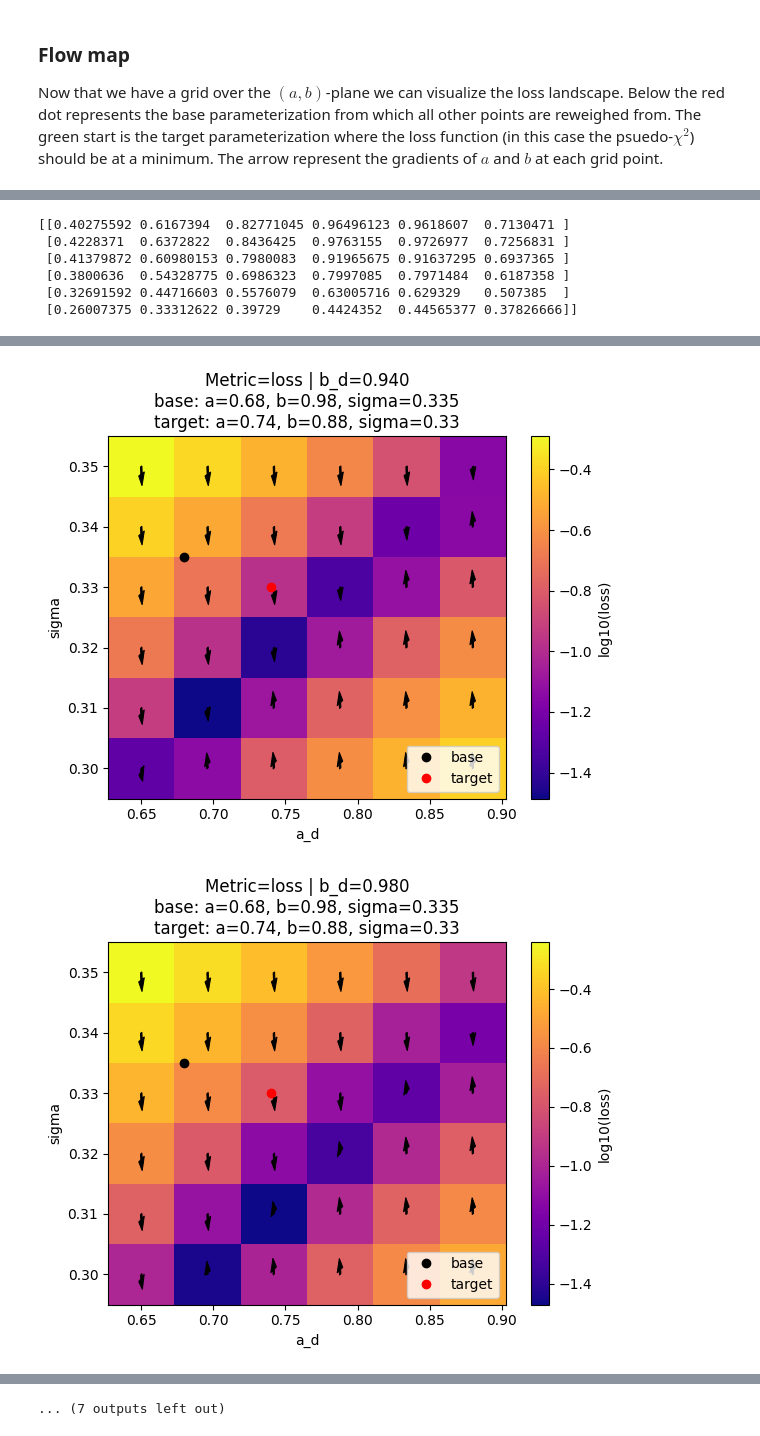
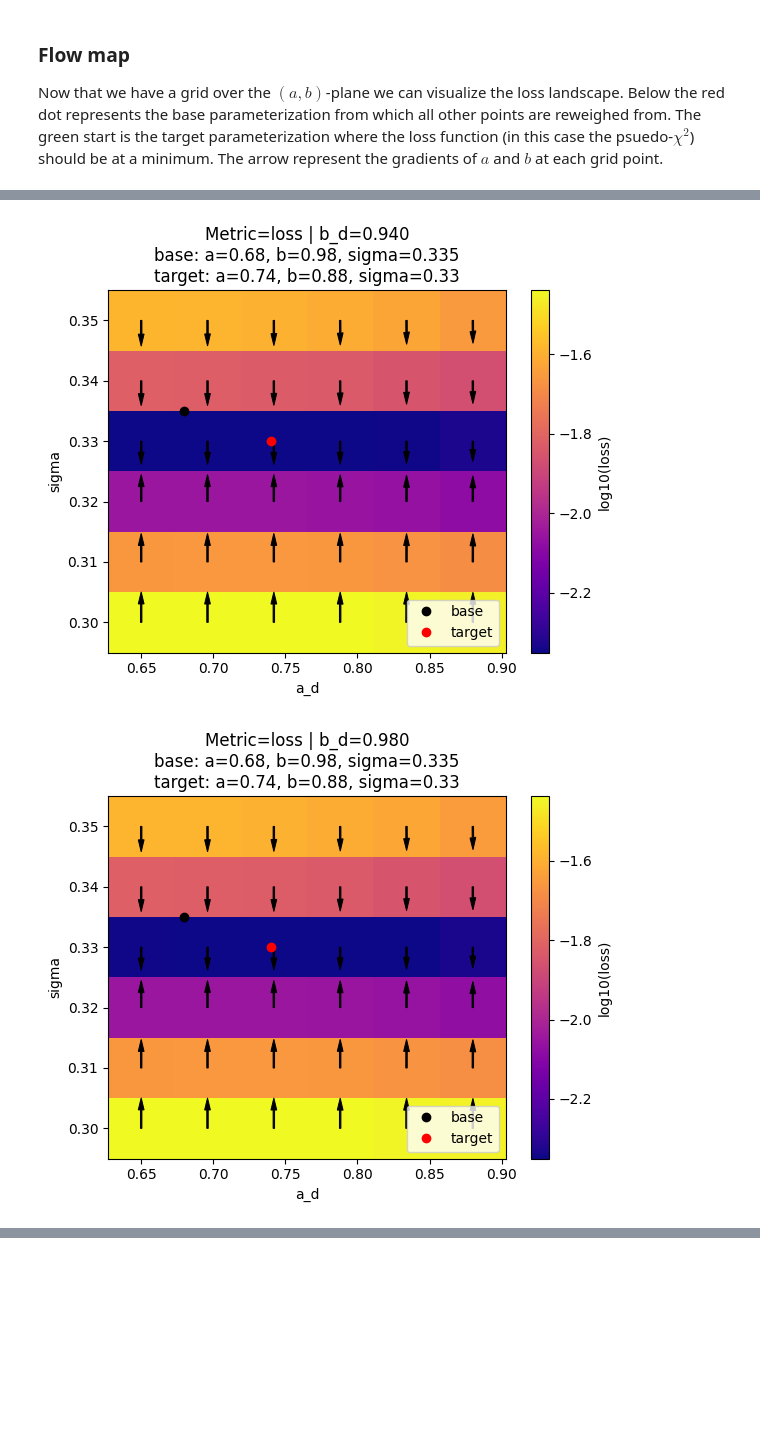
Before and after one commit to tonymenzo/RSA, a Jupyter notebook: src/RSA_nD_flow_map_sigma_plot.ipynb, the cells around one changed output, grey strips where cells are left out. Drawn from its saved outputs; the diff is of its cells as text; code cells hidden in the pictures; blank space fills up the shorter version.

```diff
--- a/src/RSA_nD_flow_map_sigma_plot.ipynb
+++ b/src/RSA_nD_flow_map_sigma_plot.ipynb
@@ -15,7 +15,7 @@ import matplotlib.pyplot as plt
 from mpl_toolkits.mplot3d import Axes3D
 
 # -- Load data for the chosen plot --
-plot_nm = '47'
+plot_nm = '48'
 magnitudes    = np.load(f'temp_results/Flow_map_nD/magnitudes_{plot_nm}.npy')
 a_b_gradients = np.load(f'temp_results/Flow_map_nD/gradients_{plot_nm}.npy')
 loss_grid     = np.load(f'temp_results/Flow_map_nD/loss_grid_{plot_nm}.npy')
@@ -55,6 +55,7 @@ plot3d_configs = {
     '45': {'scale': 5e3, 'base': (0.68, 0.98, 0.335), 'target': (0.74, 0.88, 0.33)},
     '46': {'scale': 5e3, 'base': (0.68, 0.98, 0.335), 'target': (0.74, 0.88, 0.33)},
     '47': {'scale': 5e3, 'base': (0.68, 0.98, 0.335), 'target': (0.74, 0.88, 0.33)},
+    '48': {'scale': 5e2, 'base': (0.68, 0.98, 0.335), 'target': (0.74, 0.88, 0.33)},
 }
 config = plot3d_configs.get(plot_nm)
 if config is None:
@@ -200,6 +201,8 @@ plot_configs = {
     '44':{'scale':10e3,'head_width':0.004,'head_length':0.002,'base':{'a':0.68,'b':0.98,'sigma':0.335},'target':{'a':0.74,'b':0.88,'sigma':0.33}},
     '45':{'scale':10e3,'head_width':0.004,'head_length':0.002,'base':{'a':0.68,'b':0.98,'sigma':0.335},'target':{'a':0.74,'b':0.88,'sigma':0.33}},
     '46':{'scale':10e3,'head_width':0.004,'head_length':0.002,'base':{'a':0.68,'b':0.98,'sigma':0.335},'target':{'a':0.74,'b':0.88,'sigma':0.33}},
+    '47':{'scale':10e3,'head_width':0.004,'head_length':0.002,'base':{'a':0.68,'b':0.98,'sigma':0.335},'target':{'a':0.74,'b':0.88,'sigma':0.33}},
+    '48':{'scale':5e2,'head_width':0.004,'head_length':0.002,'base':{'a':0.68,'b':0.98,'sigma':0.335},'target':{'a':0.74,'b':0.88,'sigma':0.33}},
 }
 config = plot_configs.get(plot_nm)
 if config is None:
@@ -263,9 +266,3 @@ for metric_key, metric in metrics.items():
         plt.tight_layout()
         # plt.savefig(f'temp_results/Flow_map_nD/plots/{plot_nm}_{metric_key}_bd_{bd_val:.3f}.png', dpi=300)
 # %% [output]
-[[0.40275592 0.6167394  0.82771045 0.96496123 0.9618607  0.7130471 ]
- [0.4228371  0.6372822  0.8436425  0.9763155  0.9726977  0.7256831 ]
- [0.41379872 0.60980153 0.7980083  0.91965675 0.91637295 0.6937365 ]
- [0.3800636  0.54328775 0.6986323  0.7997085  0.7971484  0.6187358 ]
- [0.32691592 0.44716603 0.5576079  0.63005716 0.629329   0.507385  ]
- [0.26007375 0.33312622 0.39729    0.4424352  0.44565377 0.37826666]]
@@ -276,2 +273,2 @@ for metric_key, metric in metrics.items():
-[figure, old version]
+[figure, new version]
-[figure, old version]
+[figure, new version]
@@ -283 +279,0 @@ for metric_key, metric in metrics.items():
-... (7 outputs left out)
```
Also changed, not shown: parts of 3 cells of this notebook, 39 other files.
